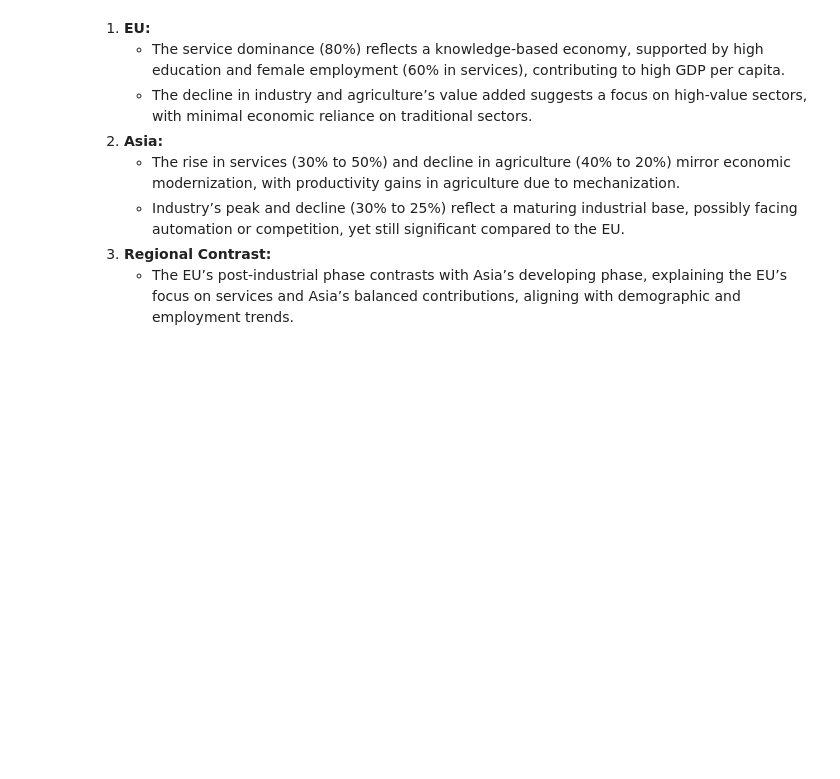
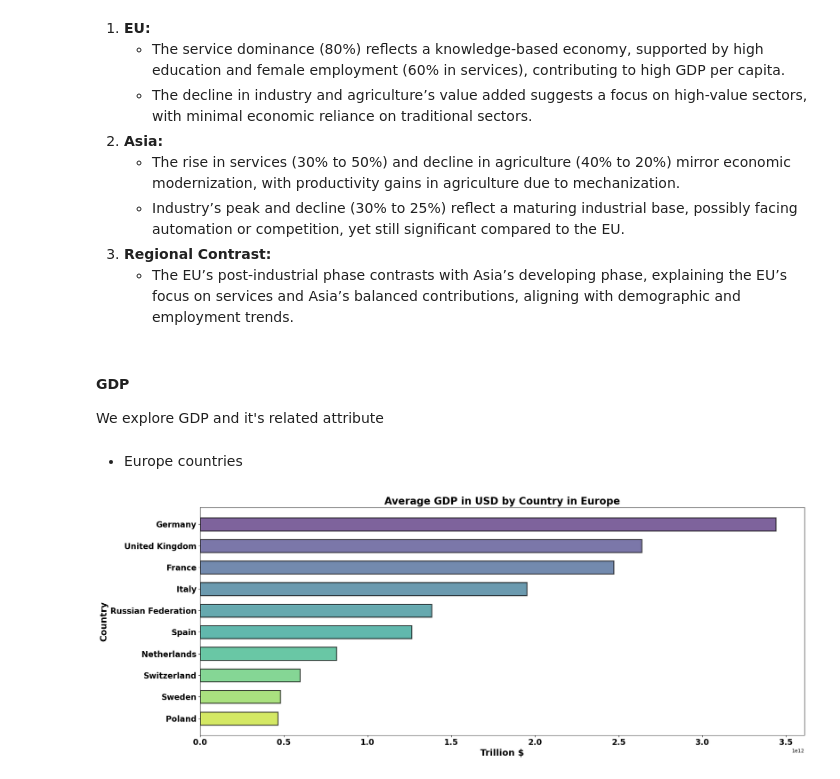
Before and after one commit to truongthuankiet1990gmailcom/Data-Visualization-HW2, a Jupyter notebook: 22127224_22127254.ipynb, the cells around one changed output. Drawn from its saved outputs; the diff is of its cells as text; code cells hidden in the pictures; blank space fills up the shorter version.

```diff
--- a/22127224_22127254.ipynb
+++ b/22127224_22127254.ipynb
@@ -980,3 +980,6 @@ plt.show()
     - Industry’s peak and decline (30% to 25%) reflect a maturing industrial base, possibly facing automation or competition, yet still significant compared to the EU.
 3. **Regional Contrast:**
     - The EU’s post-industrial phase contrasts with Asia’s developing phase, explaining the EU’s focus on services and Asia’s balanced contributions, aligning with demographic and employment trends.
+# %% [markdown]
+#### GDP
+We explore GDP and it's related attribute
@@ -982,0 +1199,7 @@ plt.show()
+# %% [markdown]
++ Europe countries
+# %%
+EU_countries_gdp = EU_df.groupby('Country')['GDP in USD'].mean().sort_values(ascending=False).reset_index()
+horizontal_bar_plot(EU_countries_gdp.head(10), 'Country', 'GDP in USD', title='Average GDP in USD by Country in Europe', xlabel='Trillion $', ylabel='Country', palette='viridis')
+# %% [output]
+[figure, added]
```
Also changed, not shown: parts of 42 cells of this notebook.
